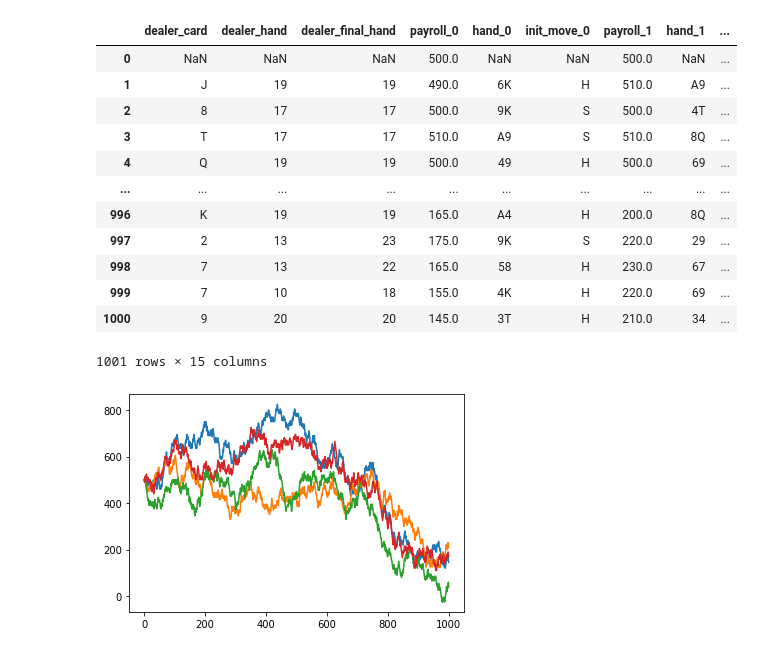
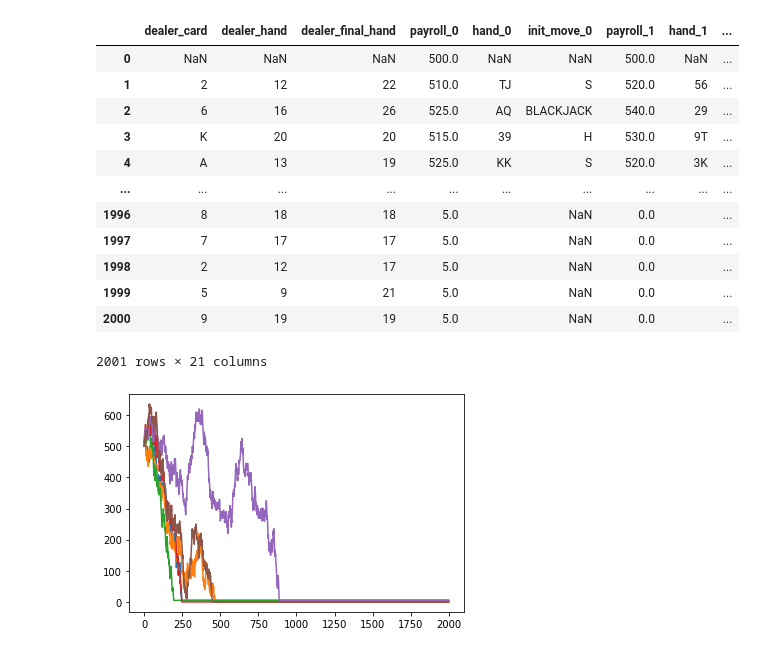
Before and after one commit to tliggett/blackjack, a Jupyter notebook: 01_blackjack_demo.ipynb, the cells around one changed output. Saved outputs shown, nothing was run; the diff lists cells and outputs as text; code cells hidden in the pictures.

```diff
--- a/01_blackjack_demo.ipynb
+++ b/01_blackjack_demo.ipynb
@@ -8,5 +23,6 @@ from lib.game import BlackJackTable
 # %%
-table = BlackJackTable(hands=1000)
+player_count = 6
+table = BlackJackTable(hands=2000, decks=6, player_count=player_count)
 table.run()
 blackjack_data = table.df
 # %%
@@ -14,19 +30,19 @@ blackjack_data
 # %% [output]
 |  | dealer_card | dealer_hand | dealer_final_hand | payroll_0 | hand_0 | init_move_0 | payroll_1 | hand_1 | ... |
 | 0 | NaN | NaN | NaN | 500.0 | NaN | NaN | 500.0 | NaN | ... |
-| 1 | J | 19 | 19 | 490.0 | 6K | H | 510.0 | A9 | ... |
-| 2 | 8 | 17 | 17 | 500.0 | 9K | S | 500.0 | 4T | ... |
-| 3 | T | 17 | 17 | 510.0 | A9 | S | 510.0 | 8Q | ... |
-| 4 | Q | 19 | 19 | 500.0 | 49 | H | 500.0 | 69 | ... |
+| 1 | 2 | 12 | 22 | 510.0 | TJ | S | 520.0 | 56 | ... |
+| 2 | 6 | 16 | 26 | 525.0 | AQ | BLACKJACK | 540.0 | 29 | ... |
+| 3 | K | 20 | 20 | 515.0 | 39 | H | 530.0 | 9T | ... |
+| 4 | A | 13 | 19 | 525.0 | KK | S | 520.0 | 3K | ... |
 | ... | ... | ... | ... | ... | ... | ... | ... | ... | ... |
-| 996 | K | 19 | 19 | 165.0 | A4 | H | 200.0 | 8Q | ... |
-| 997 | 2 | 13 | 23 | 175.0 | 9K | S | 220.0 | 29 | ... |
-| 998 | 7 | 13 | 22 | 165.0 | 58 | H | 230.0 | 67 | ... |
-| 999 | 7 | 10 | 18 | 155.0 | 4K | H | 220.0 | 69 | ... |
-| 1000 | 9 | 20 | 20 | 145.0 | 3T | H | 210.0 | 34 | ... |
+| 1996 | 8 | 18 | 18 | 5.0 |  | NaN | 0.0 |  | ... |
+| 1997 | 7 | 17 | 17 | 5.0 |  | NaN | 0.0 |  | ... |
+| 1998 | 2 | 12 | 17 | 5.0 |  | NaN | 0.0 |  | ... |
+| 1999 | 5 | 9 | 21 | 5.0 |  | NaN | 0.0 |  | ... |
+| 2000 | 9 | 19 | 19 | 5.0 |  | NaN | 0.0 |  | ... |
-1001 rows × 15 columns
+2001 rows × 21 columns
 # %%
-for i in range(4):
+for i in range(player_count):
     plt.plot(blackjack_data[f'payroll_{i}'])
 # %% [output]
-[figure, old version]
+[figure, new version]
```
Also changed, not shown: parts of 4 cells of this notebook, 5 other files.
